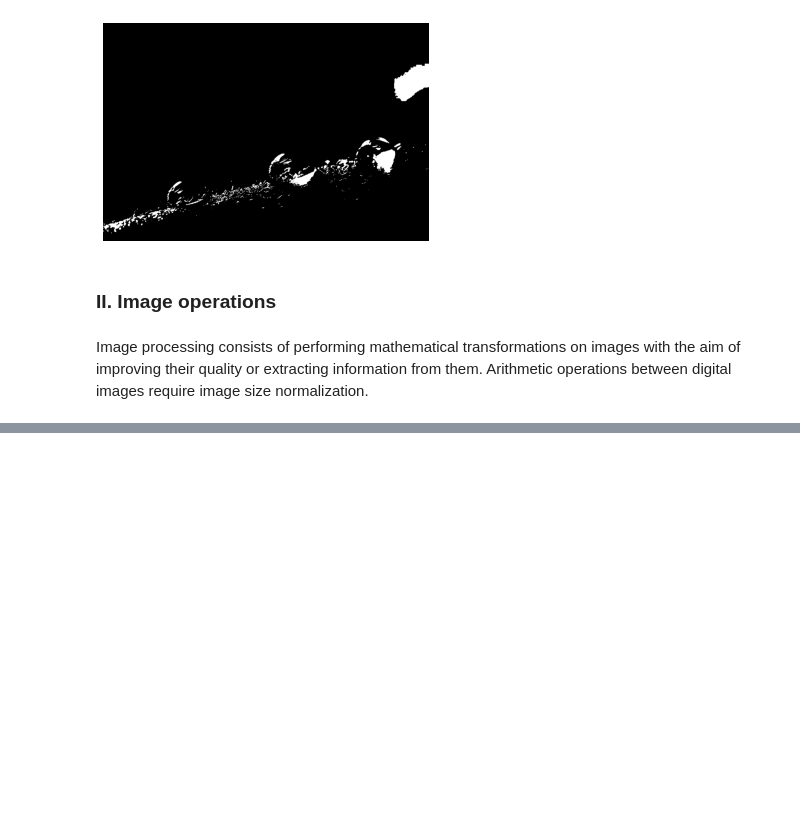
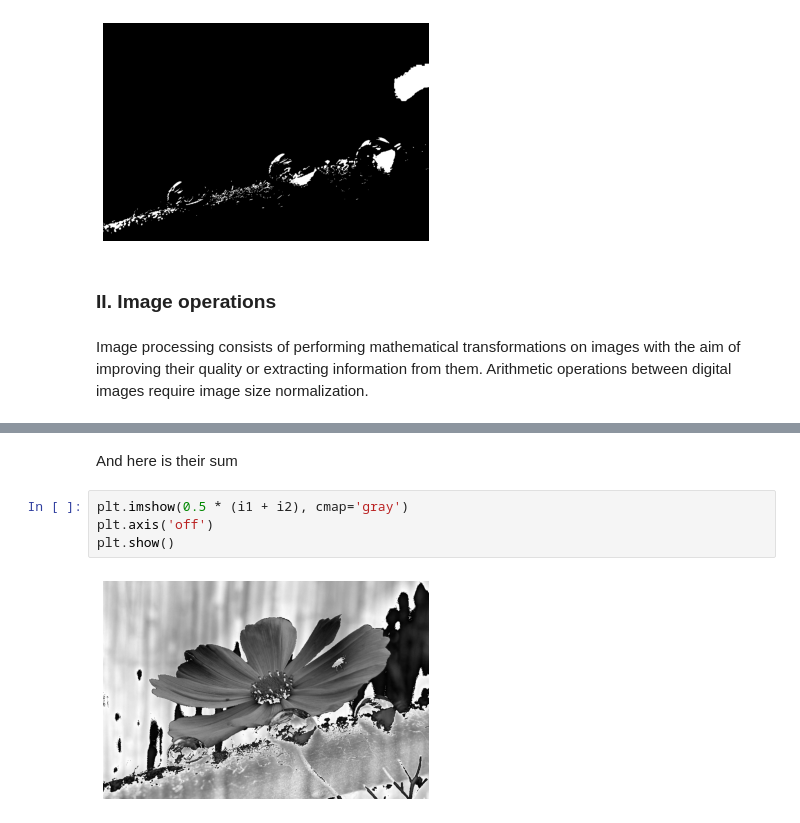
Before and after one commit to AhmedCharfeddine/ImageProcessingLab, a Jupyter notebook: session1/main.ipynb, the cells around one changed output, grey strips where cells are left out. Drawn from its saved outputs; the diff is of its cells as text; blank space fills up the shorter version.

```diff
--- a/session1/main.ipynb
+++ b/session1/main.ipynb
@@ -78,0 +139,8 @@ Image processing consists of performing mathematical transformations on images w
+# %% [markdown]
+And here is their sum
+# %%
+plt.imshow(0.5 * (i1 + i2), cmap='gray')
+plt.axis('off')
+plt.show()
+# %% [output]
+[figure, added]
```
Also changed, not shown: parts of 21 cells of this notebook.
